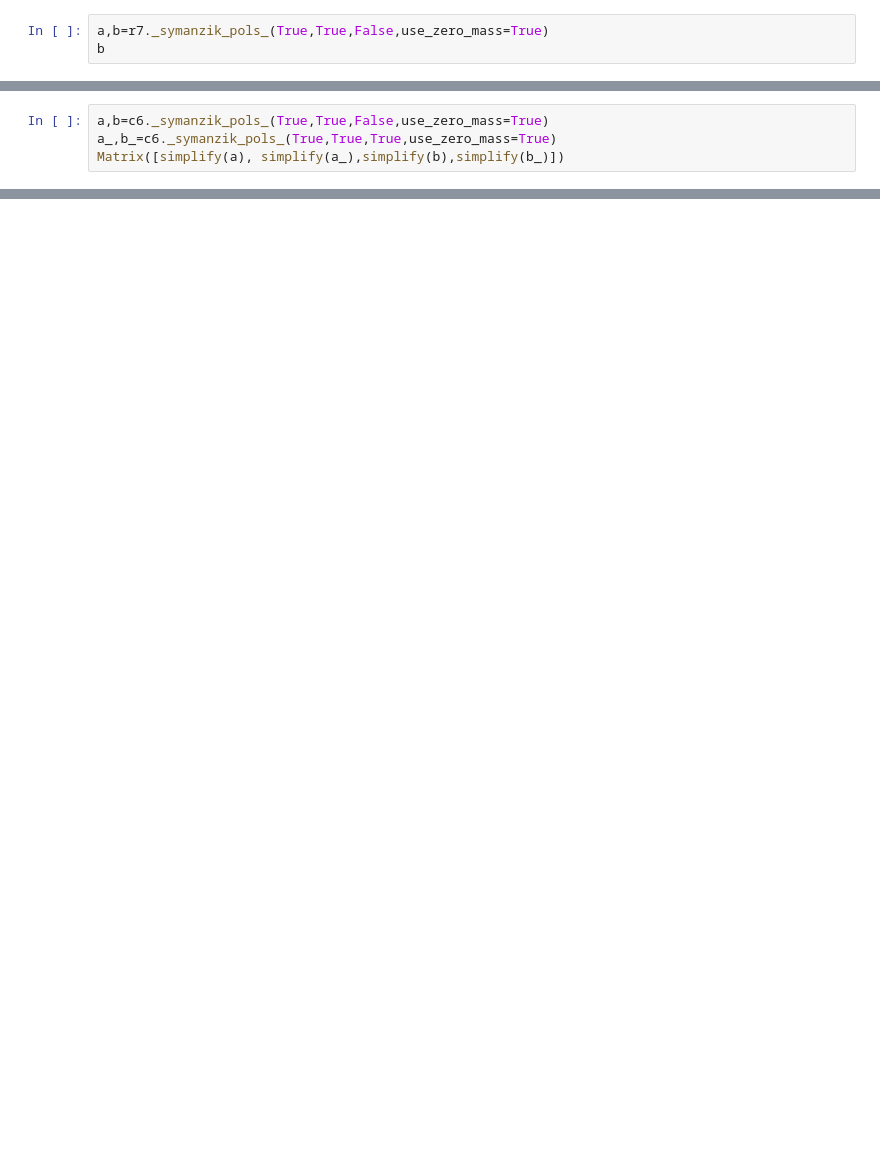
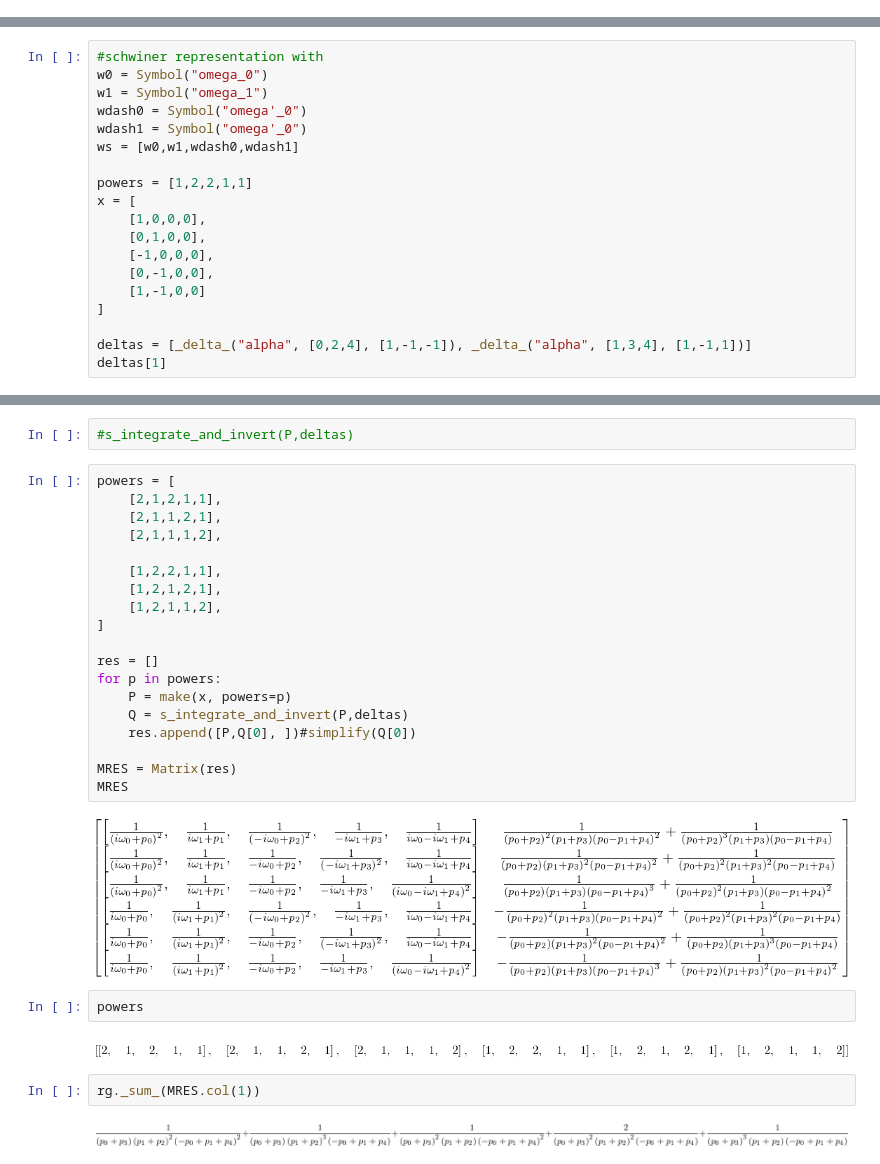
Before and after one commit to sirsh/renormer, a Jupyter notebook: samples/KPZ.ipynb, the cells around one changed output, grey strips where cells are left out. Drawn from its saved outputs; the diff is of its cells as text; blank space fills up the shorter version.

```diff
--- a/samples/KPZ.ipynb
+++ b/samples/KPZ.ipynb
@@ -304,3 +0,0 @@ sinkify 1 along [2 3 8] except [1, 4, 5, 6, 7, 8]
-# %%
-a,b=r7._symanzik_pols_(True,True,False,use_zero_mass=True)
-b
@@ -506,4 +0,0 @@ ring_diagram(c6, options={"show_labels"})
-# %%
-a,b=c6._symanzik_pols_(True,True,False,use_zero_mass=True)
-a_,b_=c6._symanzik_pols_(True,True,True,use_zero_mass=True)
-Matrix([simplify(a), simplify(a_),simplify(b),simplify(b_)])
@@ -509,0 +45,19 @@ Matrix([simplify(a), simplify(a_),simplify(b),simplify(b_)])
+# %%
+#schwiner representation with
+w0 = Symbol("omega_0")
+w1 = Symbol("omega_1")
+wdash0 = Symbol("omega'_0")
+wdash1 = Symbol("omega'_0")
+ws = [w0,w1,wdash0,wdash1]
+
+powers = [1,2,2,1,1]
+x = [
+    [1,0,0,0],
+    [0,1,0,0],
+    [-1,0,0,0],
+    [0,-1,0,0],
+    [1,-1,0,0]
+]
+
+deltas = [_delta_("alpha", [0,2,4], [1,-1,-1]), _delta_("alpha", [1,3,4], [1,-1,1])]
+deltas[1]
@@ -509,0 +133,31 @@ Matrix([simplify(a), simplify(a_),simplify(b),simplify(b_)])
+# %%
+#s_integrate_and_invert(P,deltas)
+# %%
+powers = [
+    [2,1,2,1,1],
+    [2,1,1,2,1],
+    [2,1,1,1,2],
+
+    [1,2,2,1,1],
+    [1,2,1,2,1],
+    [1,2,1,1,2],
+]
+
+res = []
+for p in powers:
+    P = make(x, powers=p)
+    Q = s_integrate_and_invert(P,deltas)
+    res.append([P,Q[0], ])#simplify(Q[0])
+
+MRES = Matrix(res)
+MRES
+# %% [output]
+[figure, added]
+# %%
+powers
+# %% [output]
+[figure, added]
+# %%
+rg._sum_(MRES.col(1))
+# %% [output]
+[figure, added]
```
Also changed, not shown: parts of 97 cells of this notebook, 6 other files.
